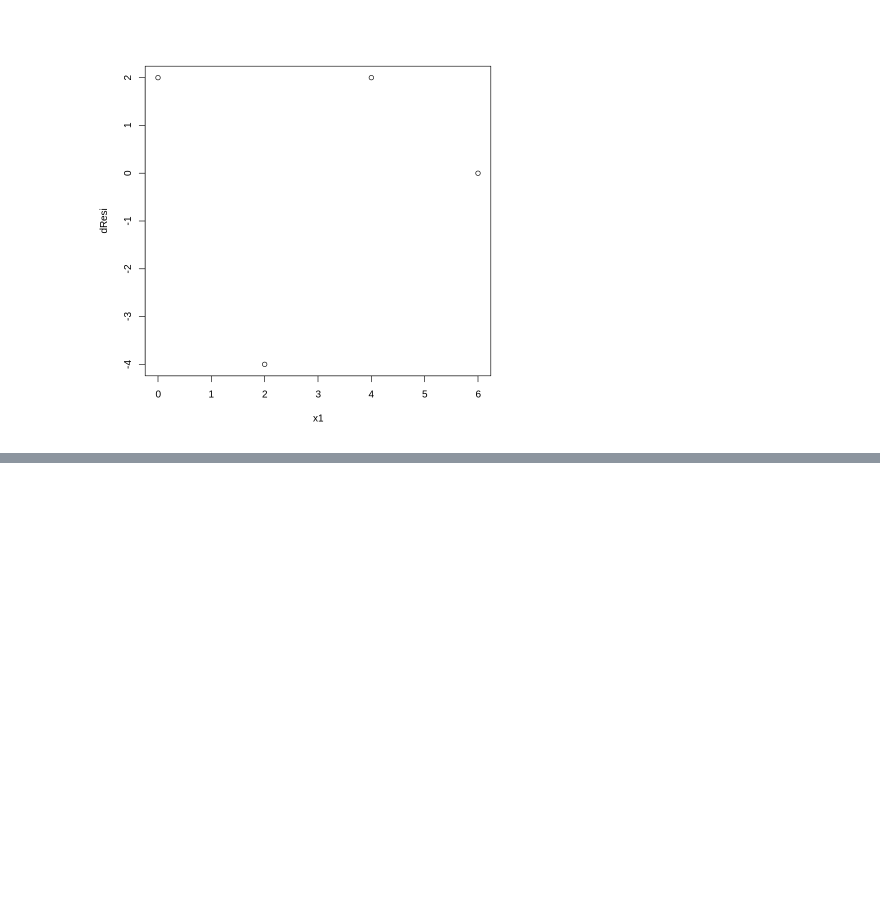
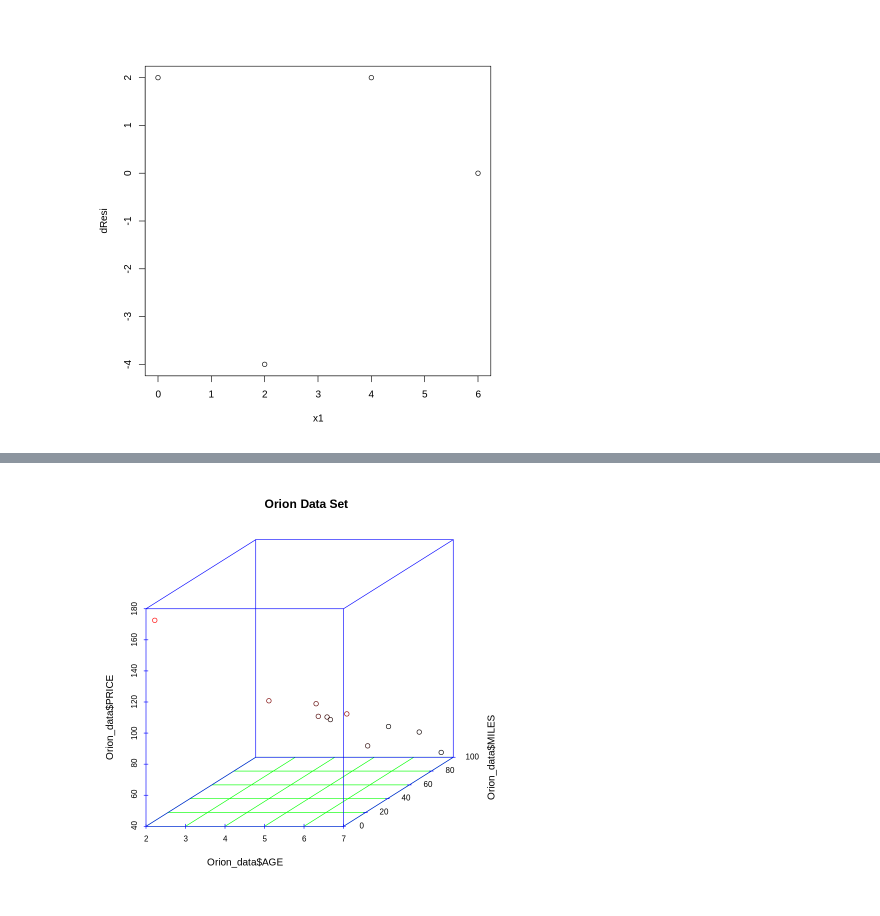
Before and after one commit to VindaShinde/R-Projects, a Jupyter notebook: Stats_Practice_.ipynb, the cells around one changed output, grey strips where cells are left out. Drawn from its saved outputs; the diff is of its cells as text; code cells hidden in the pictures; blank space fills up the shorter version.

```diff
--- a/Stats_Practice_.ipynb
+++ b/Stats_Practice_.ipynb
@@ -327,0 +362,4 @@ plot(x1,dResi) #Residual plot
+# %%
+scatterplot3d(Orion_data$AGE,Orion_data$MILES,Orion_data$PRICE, highlight.3d = TRUE, col.axis = "blue",col.grid = "green", main = "Orion Data Set")
+# %% [output]
+[figure, added]
```
Also changed, not shown: parts of 6 cells of this notebook.
